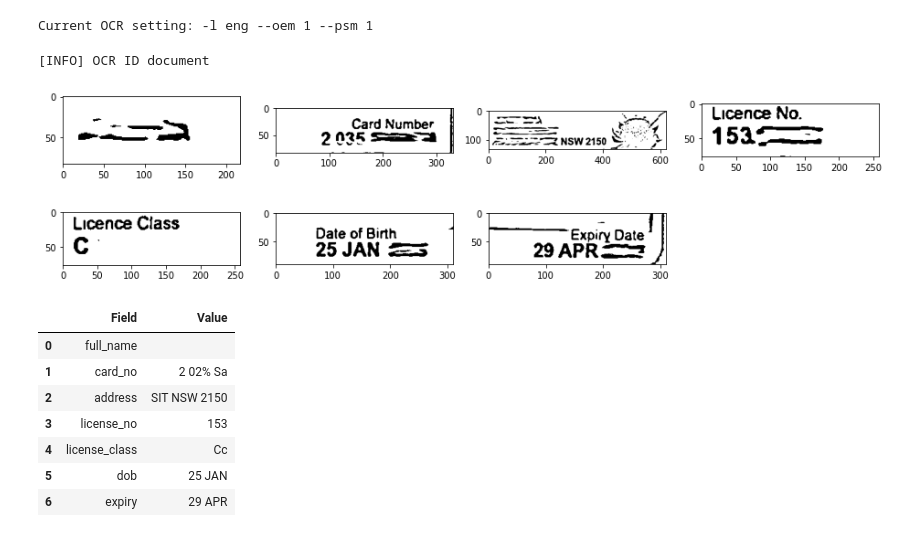
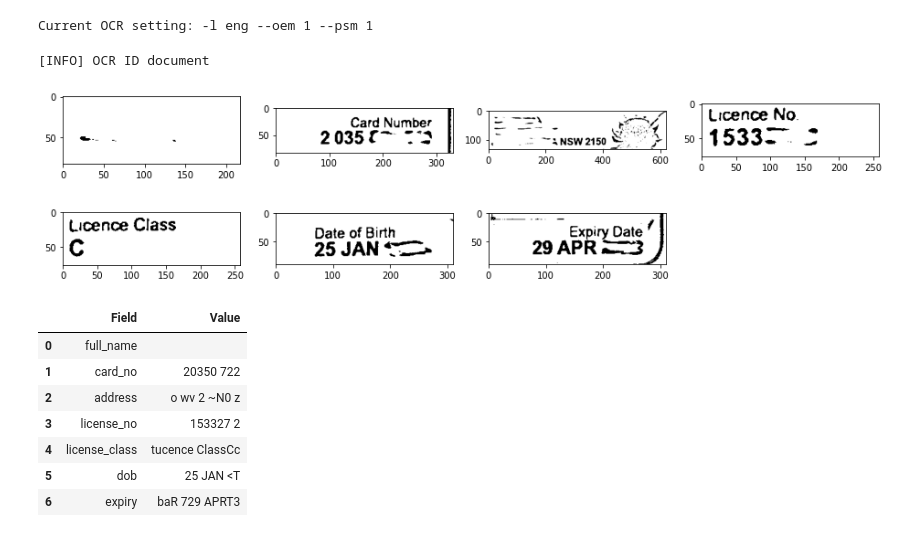
Before and after one commit to jixjia/ocr-any-id-docs, a Jupyter notebook: A Practical Approach to OCR (any) ID Docs.ipynb, the cells around one changed output. Saved outputs shown, nothing was run; the diff lists cells and outputs as text; code cells hidden in the pictures.

```diff
--- a/A Practical Approach to OCR (any) ID Docs.ipynb
+++ b/A Practical Approach to OCR (any) ID Docs.ipynb
@@ -99,7 +101,7 @@ RESIZE_WIDTH = 768
 
 # Load our template image and query image
 templateImg = cv2.imread('images/nsw_dl_template.jpg')
-queryImg = cv2.imread('images/test1.jpg')
+queryImg = cv2.imread('images/test3.jpg')
 
 # Resize to reduce computation time
 if queryImg.shape[1] > RESIZE_WIDTH:
@@ -235,3 +237,16 @@ aspect ratio: 1.7292582985602045
+# %%
+# define the birds-eye view vertices
+dst = np.array([
+    [0, 0],
+    [0, templateH - 1],
+    [templateW - 1, templateH - 1],
+    [templateW - 1, 0]], dtype = "float32")
+
+# compute the perspective transform matrix (M), scale it back to the original size
+M = cv2.getPerspectiveTransform(queryCnr * ratio, dst)
+
+# use the transform matrix (M) to produce a top-down view of our ID card
+card = cv2.warpPerspective(queryImg, M, (templateW, templateH))
 # %% [markdown]
 # 3. Define OCR Field Template
 # %%
@@ -289,35 +304,35 @@ gray = cv2.cvtColor(card, cv2.COLOR_BGR2GRAY)
 
 for loc in OCR_LOCATIONS:
     (x, y, w, h) = loc.bbox
     startX = int(x * card.shape[1])
     startY = int(y * card.shape[0])
     endX = int(w * card.shape[1]) + startX
     endY = int(h * card.shape[0]) + startY
 
     # kernel preprocessing
     field = gray[startY:endY, startX:endX]
     field = cv2.adaptiveThreshold(field,255,cv2.ADAPTIVE_THRESH_GAUSSIAN_C,cv2.THRESH_BINARY,31,17)
     field = cv2.fastNlMeansDenoising(field,None,7,11,11)
     kernel = np.ones((1,1),np.uint8)
-    field = cv2.morphologyEx(field, cv2.MORPH_OPEN, kernel)
+    field = cv2.morphologyEx(field, cv2.MORPH_CLOSE, kernel)
     images.append(field)
 
     # OCR with Tesseract
     text = pytesseract.image_to_string(field, config=custom_config)
 
     # remove filter keywords and do basic text clean up
     for word in loc.filter_keywords:
         text = re.sub(word, '', text)
 
     text = ' '.join(text.splitlines())
     text = cleanup(text)
 
     results.append({"Field": loc.id, "Value": text})
 
 show_images(images, 16, 4)
 # %% [output]
 [INFO] OCR ID document
-[figure, old version]
+[figure, new version]
 # %%
 # display OCR results as a dataframe
 pd.set_option('display.max_colwidth', None)
@@ -325,9 +340,9 @@ pd.DataFrame(results)
 # %% [output]
 |  | Field | Value |
 | 0 | full_name |  |
-| 1 | card_no | 2 02% Sa |
-| 2 | address | SIT NSW 2150 |
-| 3 | license_no | 153 |
-| 4 | license_class | Cc |
-| 5 | dob | 25 JAN |
-| 6 | expiry | 29 APR |
+| 1 | card_no | 20350 722 |
+| 2 | address | o wv 2 ~N0 z |
+| 3 | license_no | 153327 2 |
+| 4 | license_class | tucence ClassCc |
+| 5 | dob | 25 JAN <T |
+| 6 | expiry | baR 729 APRT3 |
```
Also changed, not shown: parts of 5 cells of this notebook.
